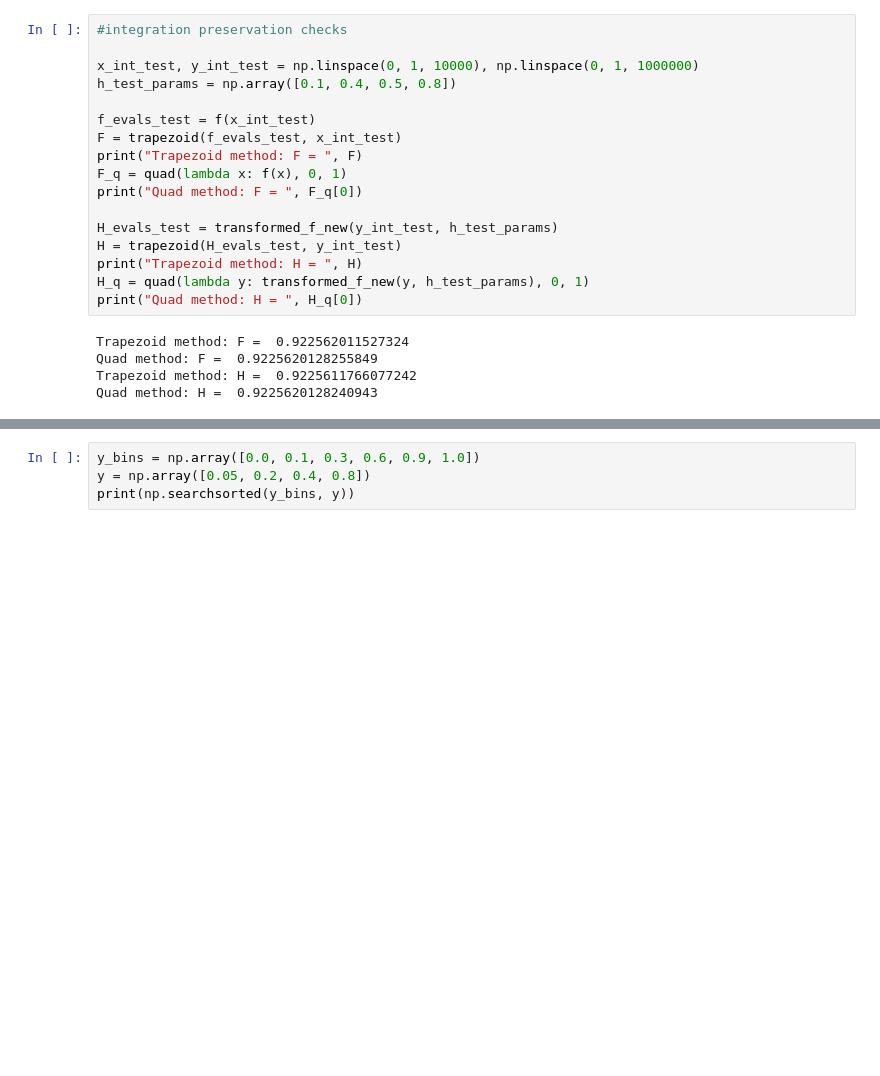
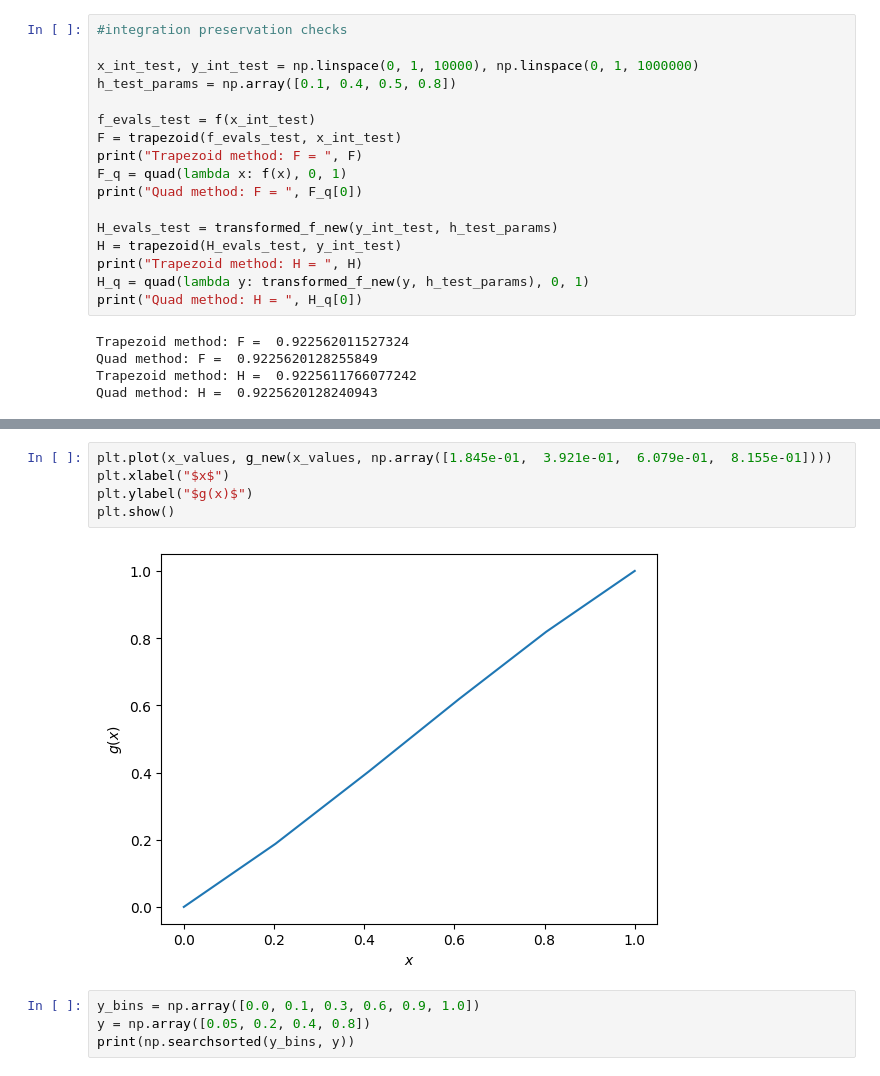
Before and after one commit to alracey/level4-project, a Jupyter notebook: 1d_piecewise_extended.ipynb, the cells around one changed output, grey strips where cells are left out. Cells and saved outputs as stored; diff of their text form; blank space fills up the shorter version.

```diff
--- a/1d_piecewise_extended.ipynb
+++ b/1d_piecewise_extended.ipynb
@@ -115,3 +188,10 @@ Quad method: H =  0.9225620128240943
+# %%
+plt.plot(x_values, g_new(x_values, np.array([1.845e-01,  3.921e-01,  6.079e-01,  8.155e-01])))
+plt.xlabel("$x$")
+plt.ylabel("$g(x)$")
+plt.show()
+# %% [output]
+[figure, added]
 # %%
 y_bins = np.array([0.0, 0.1, 0.3, 0.6, 0.9, 1.0])
 y = np.array([0.05, 0.2, 0.4, 0.8])
```
Also changed, not shown: parts of 4 cells of this notebook.
